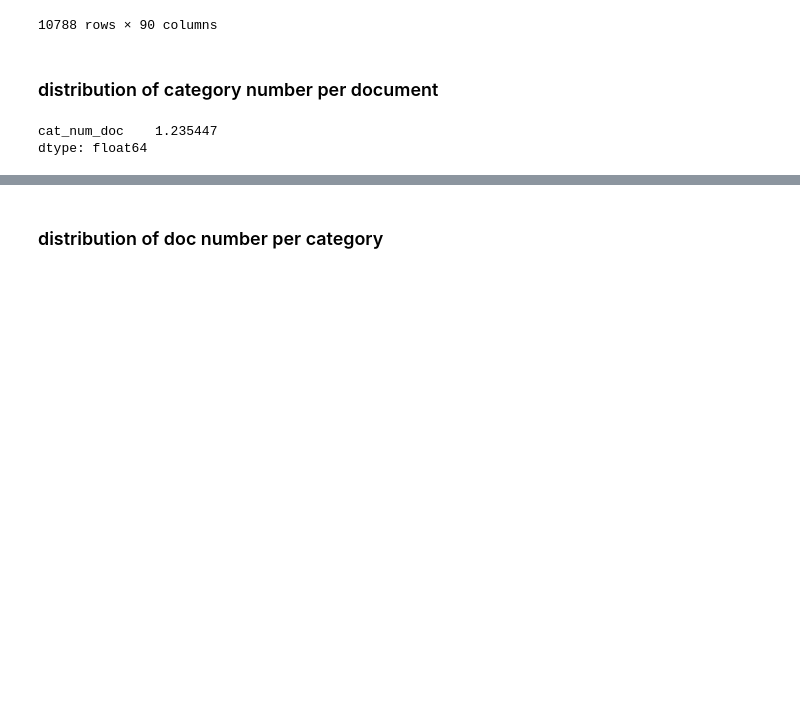
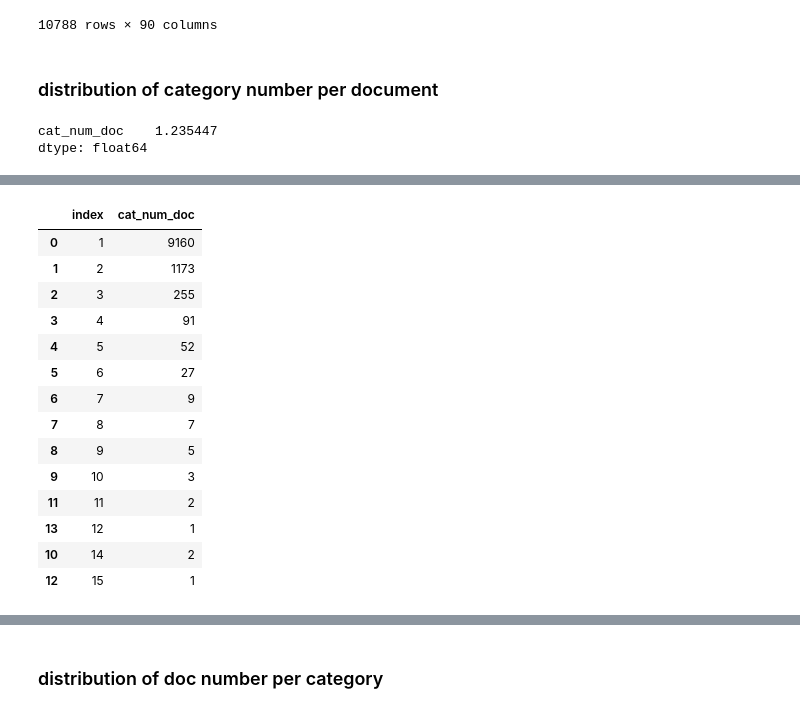
Before and after one commit to leilin-research/reuters, a Jupyter notebook: Reuters_DataVisualization.ipynb, the cells around one changed output, grey strips where cells are left out. Drawn from its saved outputs; the diff is of its cells as text; code cells hidden in the pictures; blank space fills up the shorter version.

```diff
--- a/Reuters_DataVisualization.ipynb
+++ b/Reuters_DataVisualization.ipynb
@@ -80,2 +98,23 @@ dtype: float64
+# %%
+cat_num_doc_pd = pd.DataFrame(cat_num_doc["cat_num_doc"].value_counts())
+cat_num_doc_pd = cat_num_doc_pd.reset_index(drop = False)
+cat_num_doc_pd = cat_num_doc_pd.sort_values(['index'])
+cat_num_doc_pd
+# %% [output]
+|  | index | cat_num_doc |
+| 0 | 1 | 9160 |
+| 1 | 2 | 1173 |
+| 2 | 3 | 255 |
+| 3 | 4 | 91 |
+| 4 | 5 | 52 |
+| 5 | 6 | 27 |
+| 6 | 7 | 9 |
+| 7 | 8 | 7 |
+| 8 | 9 | 5 |
+| 9 | 10 | 3 |
+| 11 | 11 | 2 |
+| 13 | 12 | 1 |
+| 10 | 14 | 2 |
+| 12 | 15 | 1 |
 # %%
 fig, axs = plt.subplots(1,1,figsize=(10,8))
```
Also changed, not shown: parts of 10 cells of this notebook, 1 other file.
